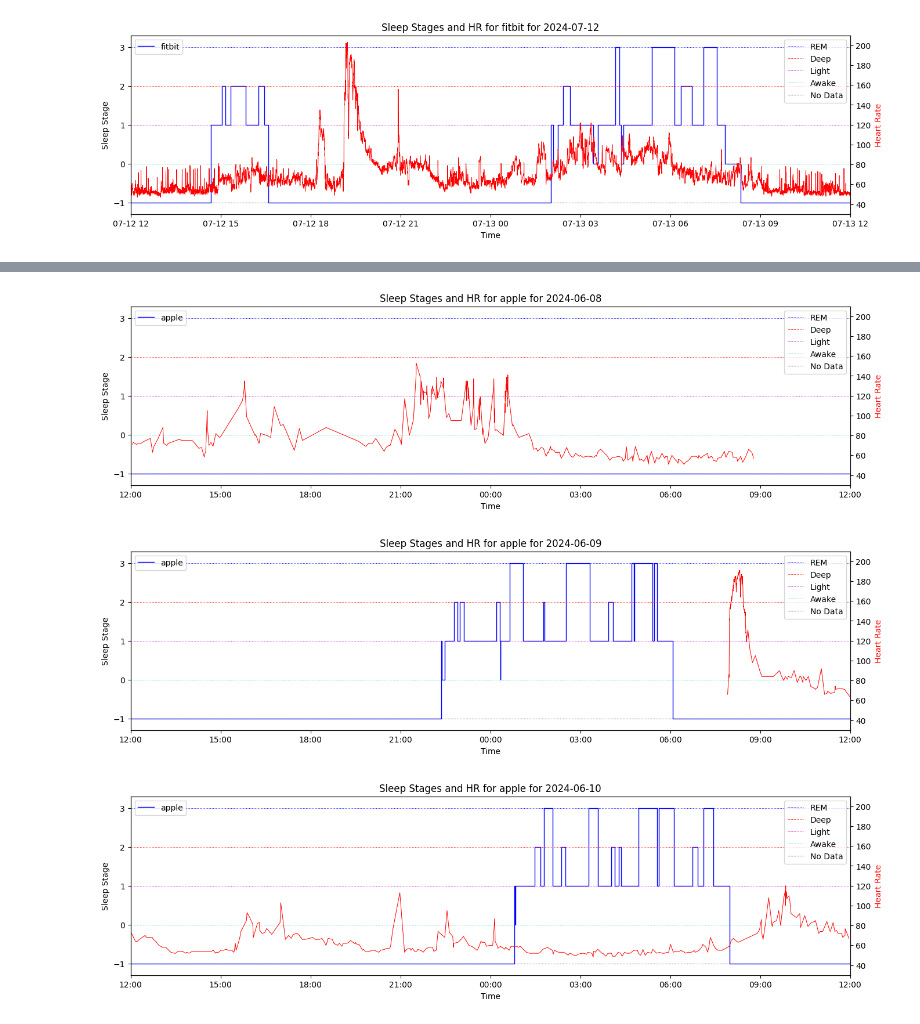
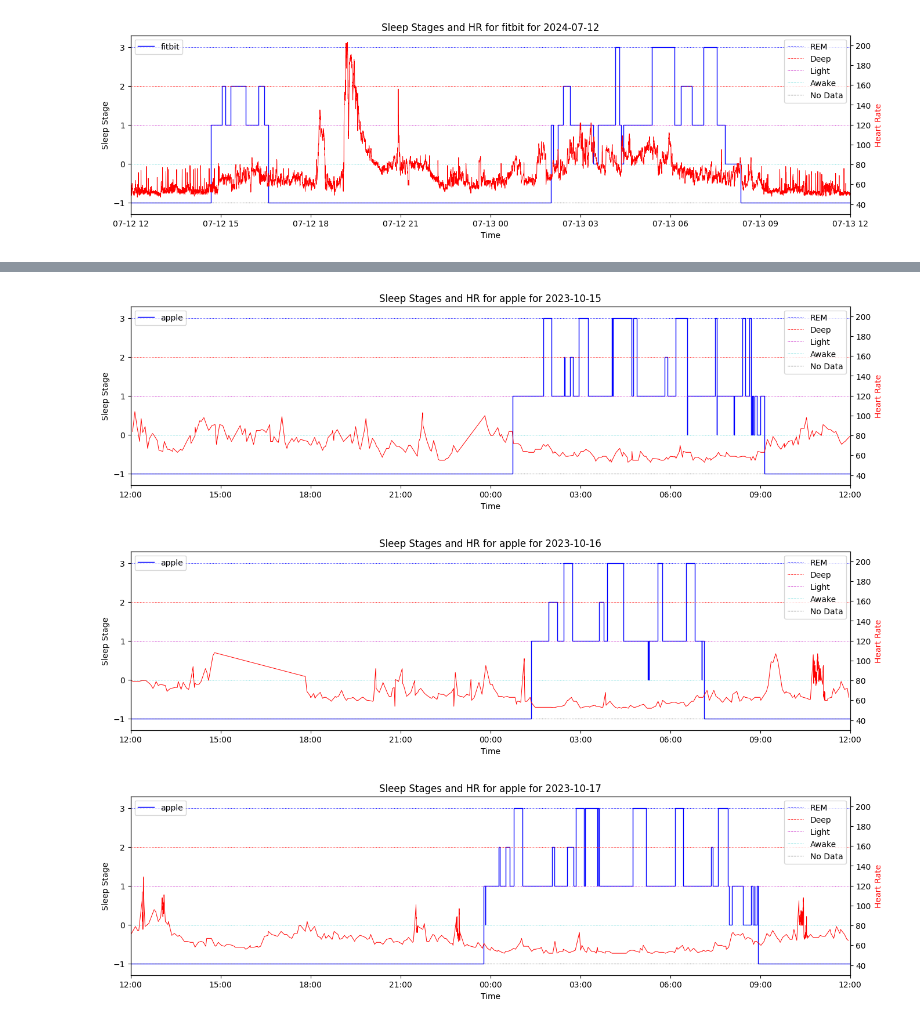
Before and after one commit to AbhikChowdhury6/dataImport, a Jupyter notebook: analyisis/graphingDaysSleepWithHR.ipynb, the cells around one changed output, grey strips where cells are left out. Saved outputs shown, nothing was run; the diff lists cells and outputs as text; code cells hidden in the pictures.

```diff
--- a/analyisis/graphingDaysSleepWithHR.ipynb
+++ b/analyisis/graphingDaysSleepWithHR.ipynb
@@ -179,8 +178,8 @@ graphHypnoandHRDate(appleHypnoDF, appleHRDf, date(2024,6,17), 'apple')
 # %%
-graphHypnoandHRDate(appleHypnoDF, appleHRDf, date(2024,6,8), 'apple')
-graphHypnoandHRDate(appleHypnoDF, appleHRDf, date(2024,6,9), 'apple')
-graphHypnoandHRDate(appleHypnoDF, appleHRDf, date(2024,6,10), 'apple')
+graphHypnoandHRDate(appleHypnoDF, appleHRDf, date(2023,10,15), 'apple')
+graphHypnoandHRDate(appleHypnoDF, appleHRDf, date(2023,10,16), 'apple')
+graphHypnoandHRDate(appleHypnoDF, appleHRDf, date(2023,10,17), 'apple')
 # %% [output]
-[figure, old version]
+[figure, new version]
-[figure, old version]
+[figure, new version]
-[figure, old version]
+[figure, new version]
```
Also changed, not shown: parts of 2 cells of this notebook, 3 other files.
